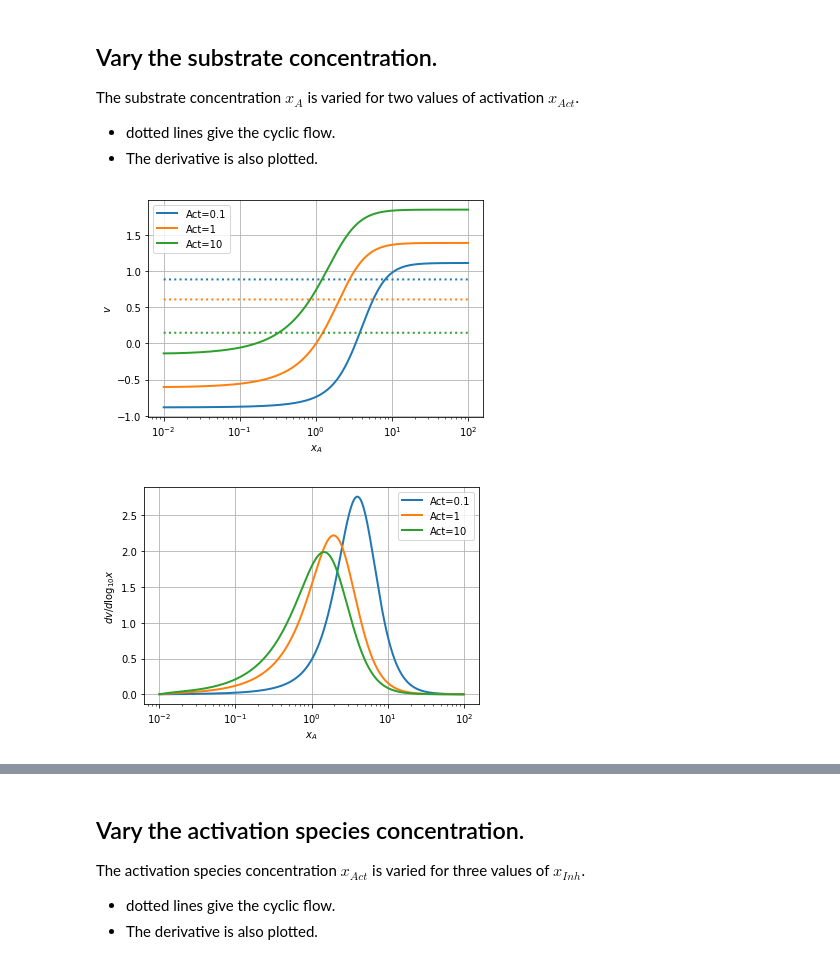
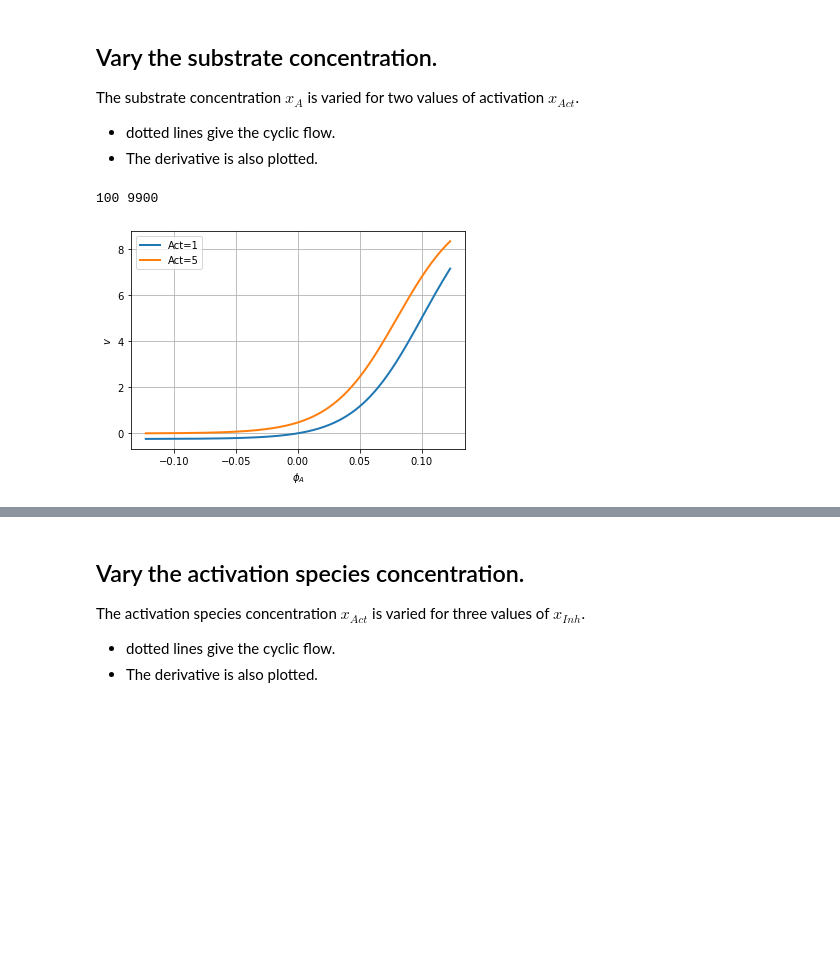
Before and after one commit to gawthrop/BondGraphTools-Biomolecular, a Jupyter notebook: CyclicFlowModulation.ipynb, the cells around one changed output, grey strips where cells are left out. Drawn from its saved outputs; the diff is of its cells as text; code cells hidden in the pictures; blank space fills up the shorter version.

```diff
--- a/CyclicFlowModulation.ipynb
+++ b/CyclicFlowModulation.ipynb
@@ -51,6 +51,8 @@ import BondGraphTools as bgt
 import numpy as np
 import sympy as sp
 import matplotlib.pyplot as plt
+#plt.rcParams.update({'font.size': 25})
+
 import IPython.display as disp
 
 ## Stoichiometric analysis
@@ -59,8 +61,16 @@ import stoich as st
 ## SVG bg representation conversion
 import svgBondGraph as sbg
 
+## Stoichiometry to BG
+import stoichBondGraph as stbg
+
+
 ## Modular bond graphs
 import modularBondGraph as mbg
+
+## Control systems package
+import control as con
+
 
 ## Data structure copy
 import copy
@@ -68,5 +78,12 @@ import copy
 ## For reimporting: use imp.reload(module)
 import importlib as imp
 
+## Saving and loading data
+import pickle
+
 ## Set quiet=False for verbose output
 quiet = True
+
+## Model can be reinitialised by setting True
+## If False, processed models read from file
+Initialise_model = False
@@ -87,4 +100,0 @@ disp.SVG('mCoop_abg.svg')
-# %%
-s = st.stoich(mCoop_abg.model(),quiet=quiet)
-sc = st.statify(s,chemostats=['A','B','Act','Inh'])
-disp.Latex(st.sprintrl(s,chemformula=True))
@@ -147,0 +322,9 @@ disp.Latex(st.sprintrl(s,chemformula=True))
+# %%
+#s = st.stoich(CFM_abg.model(),quiet=quiet)
+s = S['CFM']
+print(s['species'])
+print(s['reaction'])
+chemostats=['A','B','Act','Inh']
+chemostats += ['Fwd_ecr_F','Fwd_ecr_G','Rev_ecr_F','Rev_ecr_G']
+sc = st.statify(s,chemostats=chemostats)
+disp.Latex(st.sprintrl(s,chemformula=True))
@@ -287,9 +527,11 @@ def VaryX(sX='A',sX1='Act',sX2='Inh',Xrange=[1e-2,1e2],XX1=[1],X2=1,NN=[2],K_B=1
  - dotted lines give the cyclic flow.
  - The derivative is also plotted.
 # %%
-Act = [0.1,1,10]
-dat,x = VaryX(sX='A',sX1='Act',sX2='Inh',XX1=Act,X2=1)
-dat,x = VaryX(sX='A',sX1='Act',sX2='Inh',XX1=Act,X2=1,deriv=True)
+#print(s['species'])
+Act = [1,5]
+v,x,phi = VaryX(sX='A',sX1='Act',sX2='Inh',XX1=Act,X2=1,oneway=False)
+#dat,x = VaryX(sX='A',sX1='Act',sX2='Inh',XX1=Act,X2=1,deriv=True)
+#dat,x = VaryX(NN=[N],sX='A',sX1='Act',sX2='Inh',XX1=Act,X2=1,power=True)
 # %% [output]
+100 9900
-[figure, old version]
+[figure, new version]
-[figure, removed]
```
Also changed, not shown: parts of 49 cells of this notebook, 1 other file.
